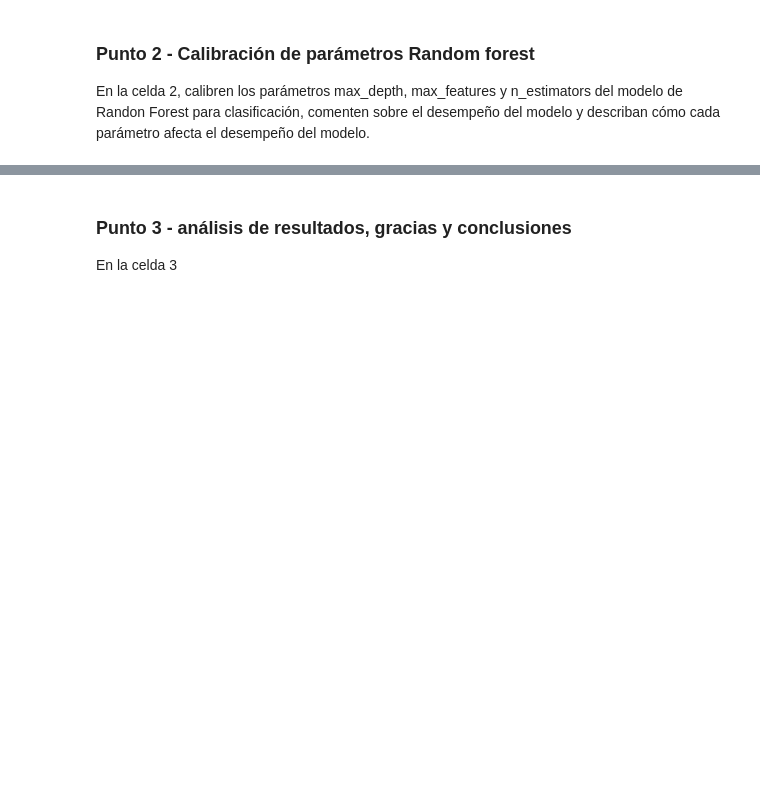
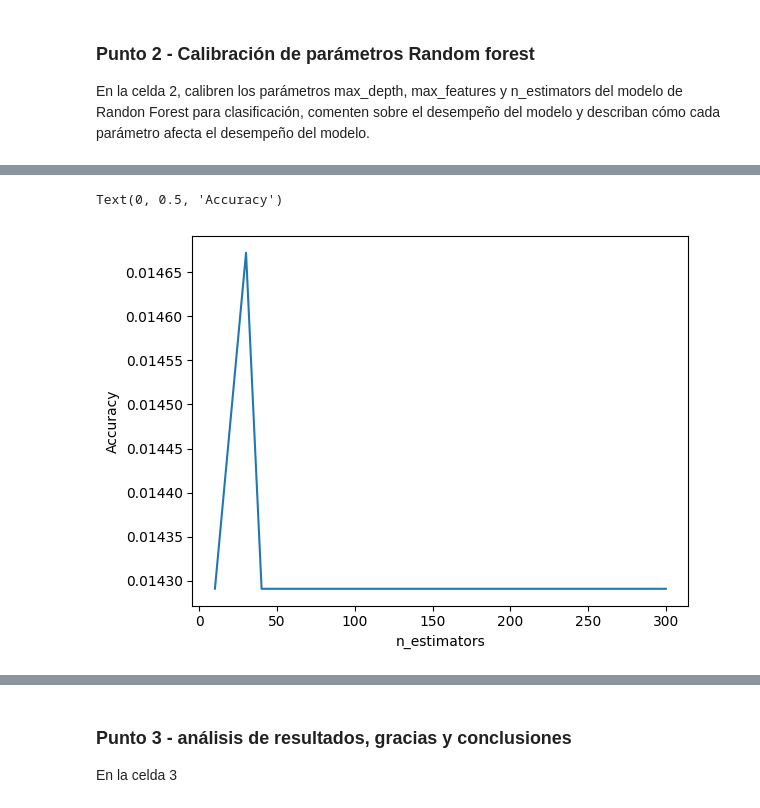
Before and after one commit to PhoenixDwarf/FORK-Inteligencia-artificial-computacion-U, a Jupyter notebook: Semana 6/Taller_RandomForests.ipynb, the cells around one changed output, grey strips where cells are left out. Saved outputs shown, nothing was run; the diff lists cells and outputs as text; code cells hidden in the pictures; blank space fills up the shorter version.

Commit message:
Solucion taller random forests

```diff
--- a/Semana 6/Taller_RandomForests.ipynb
+++ b/Semana 6/Taller_RandomForests.ipynb
@@ -104,0 +84,42 @@ Mean Absolute Percentage Error (MAPE): 8.33 %
+# %%
+# Celda 2
+
+# Fitting 5 folds for each of 50 candidates, totalling 250 fits
+# RandomizedSearchCV(cv=5, estimator=RandomForestRegressor(random_state=42),
+#     n_iter=50, n_jobs=-1,
+#     param_distributions={'max_depth': [10, 20, 30, None],
+#         'max_features': ['auto', 'sqrt'],
+#         'min_samples_leaf': [1, 2, 4],
+#         'min_samples_split': [2, 5, 10],
+#         'n_estimators': [10, 50, 100, 200, 300, 500]
+#     },
+#     random_state=42, verbose=2
+# )
+
+from sklearn.ensemble import RandomForestClassifier
+from sklearn.model_selection import cross_val_score
+
+# Creación de lista de valores para iterar sobre diferentes valores de n_estimators
+estimator_range = range(10, 310, 10)
+#estimator_range = range(50, 250, 50)  # Fewer values to test
+
+# Reduce dataset size if needed
+X_sample = X.sample(frac=0.5, random_state=1)
+y_sample = y.loc[X_sample.index]
+
+
+# Definición de lista para almacenar la exactitud (accuracy) promedio para cada valor de n_estimators
+accuracy_scores = []
+
+# Uso de un 5-fold cross-validation para cada valor de n_estimators
+for estimator in estimator_range:
+    clf = RandomForestClassifier(n_estimators=estimator, random_state=1, n_jobs=-1)
+    accuracy_scores.append(cross_val_score(clf, X_sample, y_sample, cv=5, scoring='accuracy').mean())
+# %%
+# Gráfica del desempeño del modelo vs la cantidad de max_features
+plt.plot(estimator_range, accuracy_scores)
+plt.xlabel('n_estimators')
+plt.ylabel('Accuracy')
+# %% [output]
+Text(0, 0.5, 'Accuracy')
+[figure, added]
```
Also changed, not shown: parts of 12 cells of this notebook.
